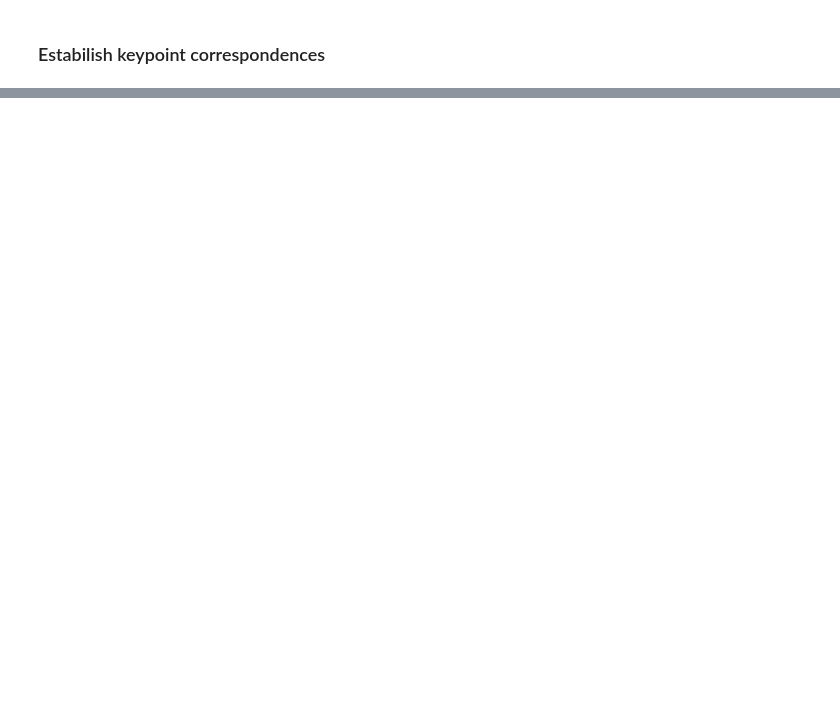
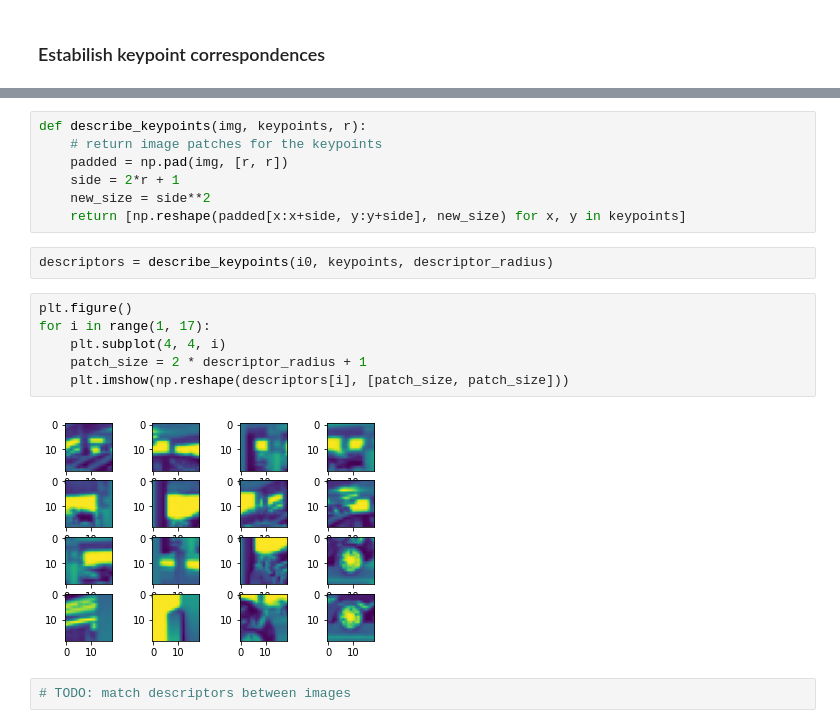
Before and after one commit to edcuba/vopy, a Jupyter notebook: src/vopy.ipynb, the cells around one changed output, grey strips where cells are left out. Saved outputs shown, nothing was run; the diff lists cells and outputs as text; blank space fills up the shorter version.

```diff
--- a/src/vopy.ipynb
+++ b/src/vopy.ipynb
@@ -160,0 +162,19 @@ array([[1., 1.]])
+# %%
+def describe_keypoints(img, keypoints, r):
+    # return image patches for the keypoints
+    padded = np.pad(img, [r, r])
+    side = 2*r + 1
+    new_size = side**2
+    return [np.reshape(padded[x:x+side, y:y+side], new_size) for x, y in keypoints]
+# %%
+descriptors = describe_keypoints(i0, keypoints, descriptor_radius)
+# %%
+plt.figure()
+for i in range(1, 17):
+    plt.subplot(4, 4, i)
+    patch_size = 2 * descriptor_radius + 1
+    plt.imshow(np.reshape(descriptors[i], [patch_size, patch_size]))
+# %% [output]
+[figure, added]
+# %%
+# TODO: match descriptors between images
```
Also changed, not shown: parts of 12 cells of this notebook.
